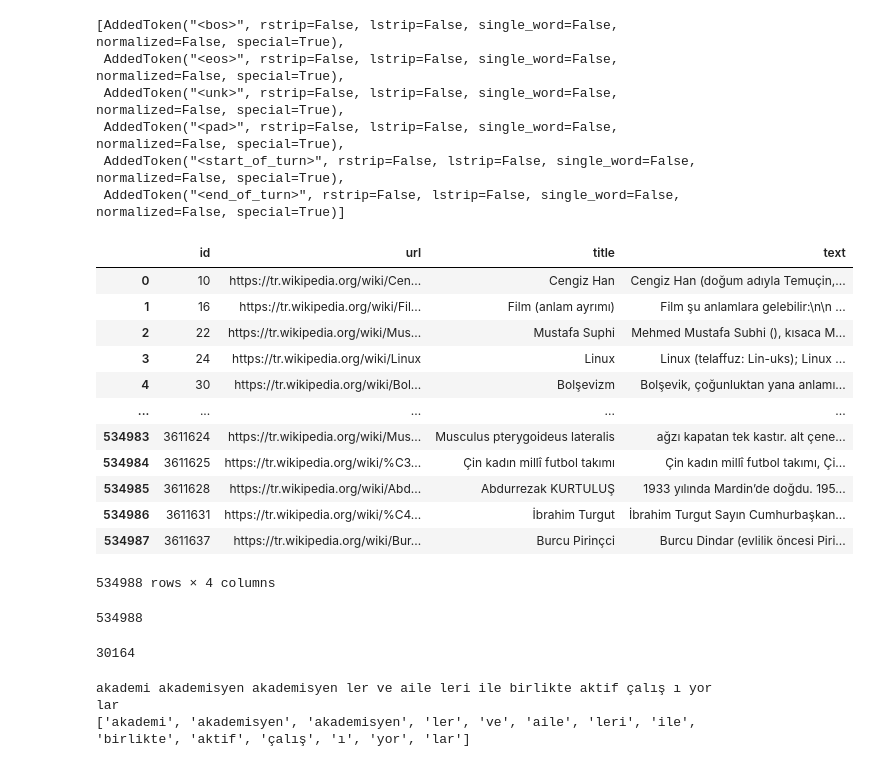
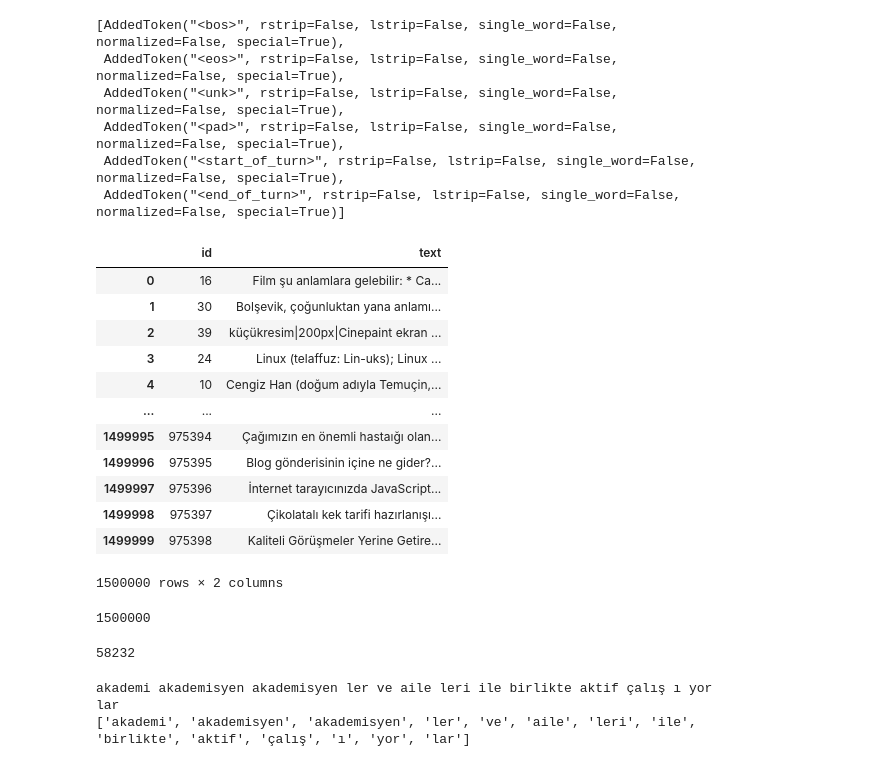
Before and after one commit to malibayram/tr_tokenizer, a Jupyter notebook: hf_auto_tokenizer.ipynb, the cells around one changed output. Cells and saved outputs as stored; diff of their text form; code cells hidden in the pictures.

```diff
--- a/hf_auto_tokenizer.ipynb
+++ b/hf_auto_tokenizer.ipynb
@@ -287,35 +275,35 @@ trainer.special_tokens
 # %%
 from datasets import load_dataset
 
-ds = load_dataset("wikimedia/wikipedia", "20231101.tr")
+ds = load_dataset("umarigan/turkish_corpus_small")
 df = ds['train'].to_pandas()
 df
 # %% [output]
-|  | id | url | title | text |
-| 0 | 10 | https://tr.wikipedia.org/wiki/Cen... | Cengiz Han | Cengiz Han (doğum adıyla Temuçin,... |
-| 1 | 16 | https://tr.wikipedia.org/wiki/Fil... | Film (anlam ayrımı) | Film şu anlamlara gelebilir:\n\n ... |
-| 2 | 22 | https://tr.wikipedia.org/wiki/Mus... | Mustafa Suphi | Mehmed Mustafa Subhi (), kısaca M... |
-| 3 | 24 | https://tr.wikipedia.org/wiki/Linux | Linux | Linux (telaffuz: Lin-uks); Linux ... |
-| 4 | 30 | https://tr.wikipedia.org/wiki/Bol... | Bolşevizm | Bolşevik, çoğunluktan yana anlamı... |
-| ... | ... | ... | ... | ... |
-| 534983 | 3611624 | https://tr.wikipedia.org/wiki/Mus... | Musculus pterygoideus lateralis | ağzı kapatan tek kastır. alt çene... |
-| 534984 | 3611625 | https://tr.wikipedia.org/wiki/%C3... | Çin kadın millî futbol takımı | Çin kadın millî futbol takımı, Çi... |
-| 534985 | 3611628 | https://tr.wikipedia.org/wiki/Abd... | Abdurrezak KURTULUŞ | 1933 yılında Mardin’de doğdu. 195... |
-| 534986 | 3611631 | https://tr.wikipedia.org/wiki/%C4... | İbrahim Turgut | İbrahim Turgut Sayın Cumhurbaşkan... |
-| 534987 | 3611637 | https://tr.wikipedia.org/wiki/Bur... | Burcu Pirinçci | Burcu Dindar (evlilik öncesi Piri... |
+|  | id | text |
+| 0 | 16 | Film şu anlamlara gelebilir: * Ca... |
+| 1 | 30 | Bolşevik, çoğunluktan yana anlamı... |
+| 2 | 39 | küçükresim|200px|Cinepaint ekran ... |
+| 3 | 24 | Linux (telaffuz: Lin-uks); Linux ... |
+| 4 | 10 | Cengiz Han (doğum adıyla Temuçin,... |
+| ... | ... | ... |
+| 1499995 | 975394 | Çağımızın en önemli hastaığı olan... |
+| 1499996 | 975395 | Blog gönderisinin içine ne gider?... |
+| 1499997 | 975396 | İnternet tarayıcınızda JavaScript... |
+| 1499998 | 975397 | Çikolatalı kek tarifi hazırlanışı... |
+| 1499999 | 975398 | Kaliteli Görüşmeler Yerine Getire... |
-534988 rows × 4 columns
+1500000 rows × 2 columns
 # %%
-texts_with_title = df['title'] + " " + df['text']
+texts_with_title = df['text']
 texts = texts_with_title.to_list()
 len(texts)
 # %% [output]
-534988
+1500000
 # %%
 tokenizer.train_from_iterator(texts, trainer=trainer)
-tokenizer.save("custom_bpe_tokenizer.json")
+tokenizer.save("custom_tokenizer.json")
 tokenizer.get_vocab_size()
 # %% [output]
-30164
+58232
 # %%
 from transformers import PreTrainedTokenizerFast
 
```
Also changed, not shown: parts of 8 cells of this notebook, 2 other files.
